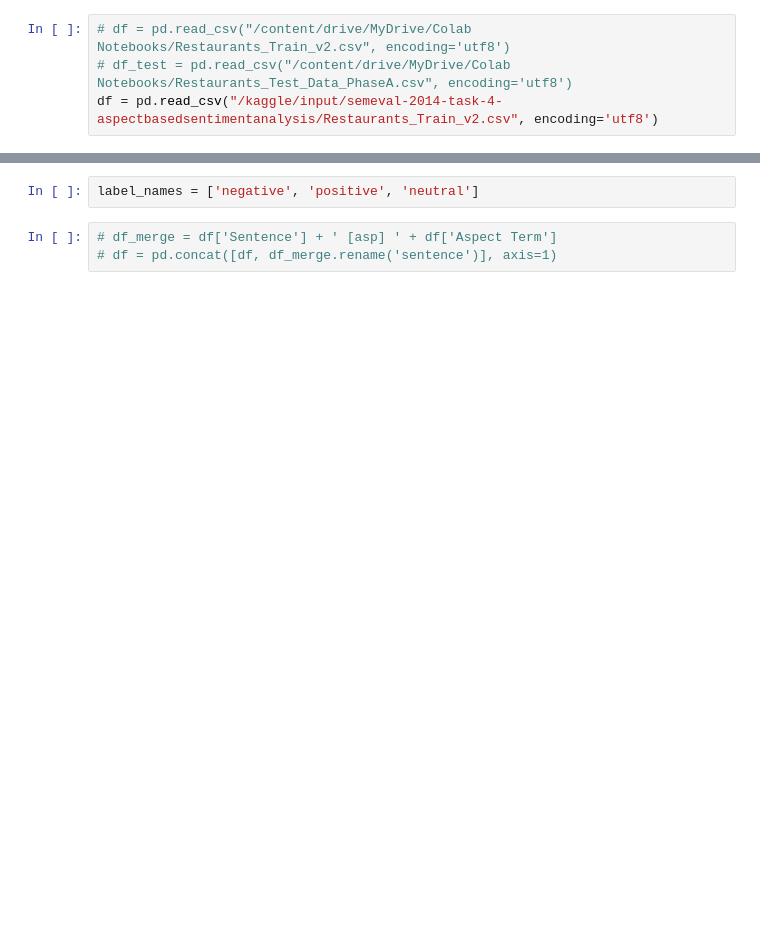
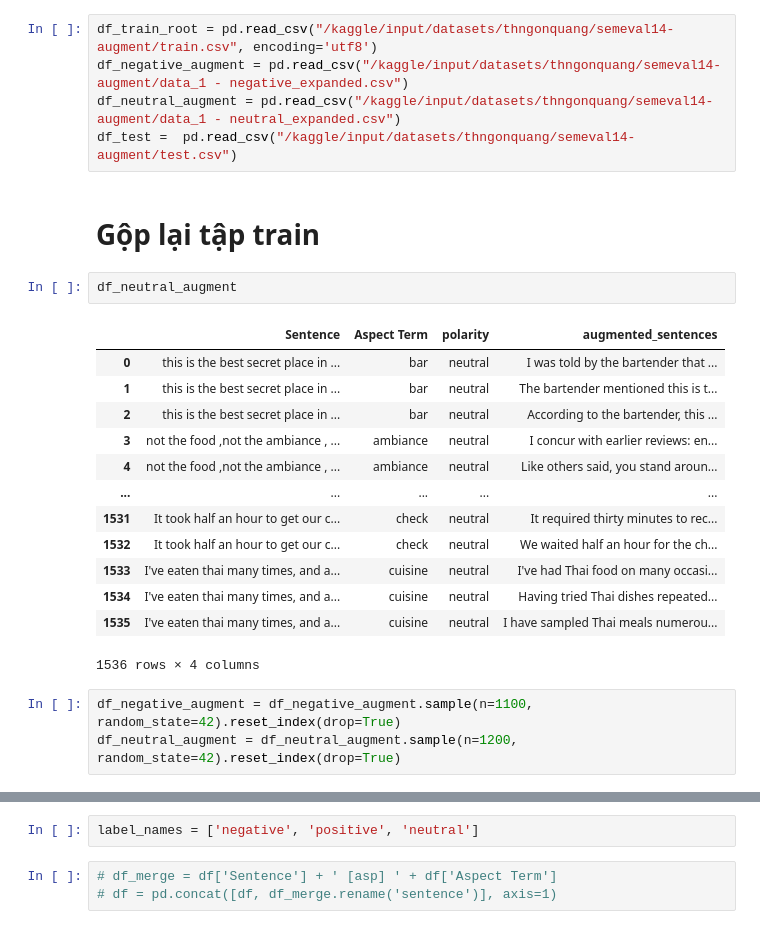
Before and after one commit to conanWinner/VKU_LAB_SENTIMENT, a Jupyter notebook: sa-lab1c2994695a3.ipynb, the cells around one changed output, grey strips where cells are left out. Drawn from its saved outputs; the diff is of its cells as text; blank space fills up the shorter version.

Commit message:
Testing with data augmented

```diff
--- a/sa-lab1c2994695a3.ipynb
+++ b/sa-lab1c2994695a3.ipynb
@@ -22,4 +25,26 @@ for dirname, _, filenames in os.walk('/kaggle/input'):
-# %%
-# df = pd.read_csv("/content/drive/MyDrive/Colab Notebooks/Restaurants_Train_v2.csv", encoding='utf8')
-# df_test = pd.read_csv("/content/drive/MyDrive/Colab Notebooks/Restaurants_Test_Data_PhaseA.csv", encoding='utf8')
-df = pd.read_csv("/kaggle/input/semeval-2014-task-4-aspectbasedsentimentanalysis/Restaurants_Train_v2.csv", encoding='utf8')
+# %%
+df_train_root = pd.read_csv("/kaggle/input/datasets/thngonquang/semeval14-augment/train.csv", encoding='utf8')
+df_negative_augment = pd.read_csv("/kaggle/input/datasets/thngonquang/semeval14-augment/data_1 - negative_expanded.csv")
+df_neutral_augment = pd.read_csv("/kaggle/input/datasets/thngonquang/semeval14-augment/data_1 - neutral_expanded.csv")
+df_test =  pd.read_csv("/kaggle/input/datasets/thngonquang/semeval14-augment/test.csv")
+# %% [markdown]
+#  Gộp lại tập train
+# %%
+df_neutral_augment
+# %% [output]
+|  | Sentence | Aspect Term | polarity | augmented_sentences |
+| 0 | this is the best secret place in ... | bar | neutral | I was told by the bartender that ... |
+| 1 | this is the best secret place in ... | bar | neutral | The bartender mentioned this is t... |
+| 2 | this is the best secret place in ... | bar | neutral | According to the bartender, this ... |
+| 3 | not the food ,not the ambiance , ... | ambiance | neutral | I concur with earlier reviews: en... |
+| 4 | not the food ,not the ambiance , ... | ambiance | neutral | Like others said, you stand aroun... |
+| ... | ... | ... | ... | ... |
+| 1531 | It took half an hour to get our c... | check | neutral | It required thirty minutes to rec... |
+| 1532 | It took half an hour to get our c... | check | neutral | We waited half an hour for the ch... |
+| 1533 | I've eaten thai many times, and a... | cuisine | neutral | I've had Thai food on many occasi... |
+| 1534 | I've eaten thai many times, and a... | cuisine | neutral | Having tried Thai dishes repeated... |
+| 1535 | I've eaten thai many times, and a... | cuisine | neutral | I have sampled Thai meals numerou... |
+1536 rows × 4 columns
+# %%
+df_negative_augment = df_negative_augment.sample(n=1100, random_state=42).reset_index(drop=True)
+df_neutral_augment = df_neutral_augment.sample(n=1200, random_state=42).reset_index(drop=True)
```
Also changed, not shown: parts of 47 cells of this notebook.
